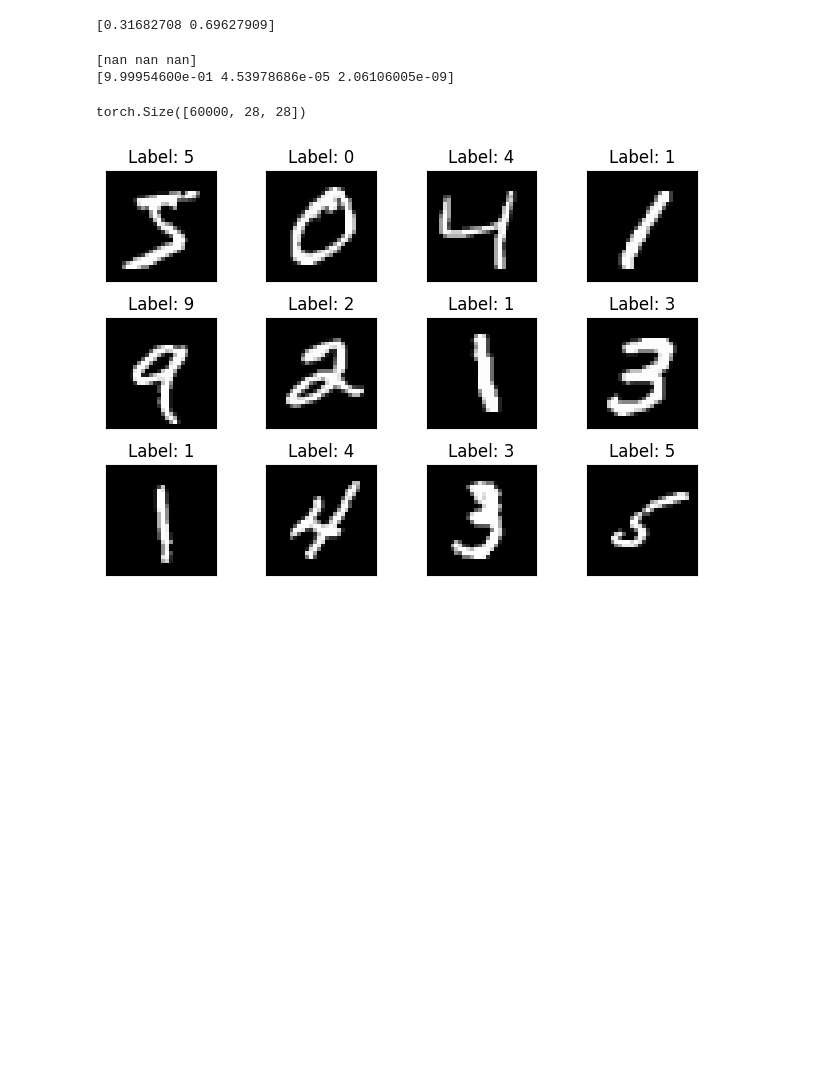
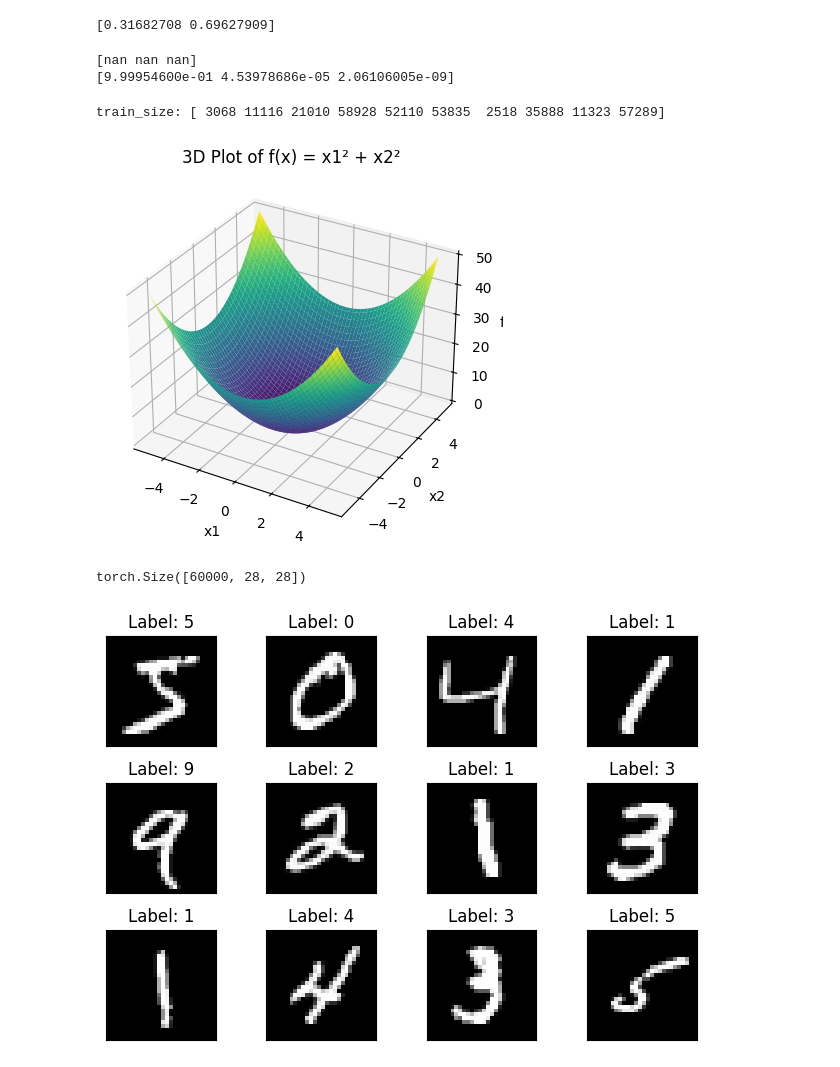
Before and after one commit to hllqkb/ML2025Spring_HUNG_YI_LEE_Machine_Learning_Homework, a Jupyter notebook: AI-Guide-and-Demos-zh_CN/【源代码】深度学习入门：基于Python的理论与实现_20240716/test.ipynb, the cells around one changed output. Drawn from its saved outputs; the diff is of its cells as text; code cells hidden in the pictures; blank space fills up the shorter version.

```diff
--- a/AI-Guide-and-Demos-zh_CN/【源代码】深度学习入门：基于Python的理论与实现_20240716/test.ipynb
+++ b/AI-Guide-and-Demos-zh_CN/【源代码】深度学习入门：基于Python的理论与实现_20240716/test.ipynb
@@ -128,6 +128,43 @@ test_dataset = datasets.MNIST(root='./data', train=False, download=True, transfo
 # 加载训练集和测试集的DataLoader,每次加载64个样本,train_loader的shuffle参数设为True表示每次迭代时都打乱数据
 train_loader = DataLoader(train_dataset, batch_size=64, shuffle=True)
 test_loader = DataLoader(test_dataset, batch_size=64, shuffle=False)
+# %%
+train_size=train_dataset.data.shape[0]
+batch_size=10
+batch_mask=np.random.choice(train_size,batch_size)
+print("train_size:",batch_mask)
+# %% [output]
+train_size: [ 3068 11116 21010 58928 52110 53835  2518 35888 11323 57289]
+# %%
+import numpy as np
+import matplotlib.pyplot as plt
+from mpl_toolkits.mplot3d import Axes3D
+
+def function_2(x):
+    return x[0]**2 + x[1]**2
+
+# 创建网格数据
+x1 = np.linspace(-5, 5, 100)
+x2 = np.linspace(-5, 5, 100)
+X1, X2 = np.meshgrid(x1, x2)
+Z = function_2([X1, X2])
+
+# 创建3D图形
+fig = plt.figure()
+ax = fig.add_subplot(111, projection='3d')
+
+# 绘制曲面
+ax.plot_surface(X1, X2, Z, cmap='viridis')
+
+# 添加标签
+ax.set_xlabel('x1')
+ax.set_ylabel('x2')
+ax.set_zlabel('f(x)')
+plt.title('3D Plot of f(x) = x1² + x2²')
+
+plt.show()
+# %% [output]
+[figure, added]
 # %%
 # 查看shape和图片
 from matplotlib import pyplot as plt
```
Also changed, not shown: 3 other files.
